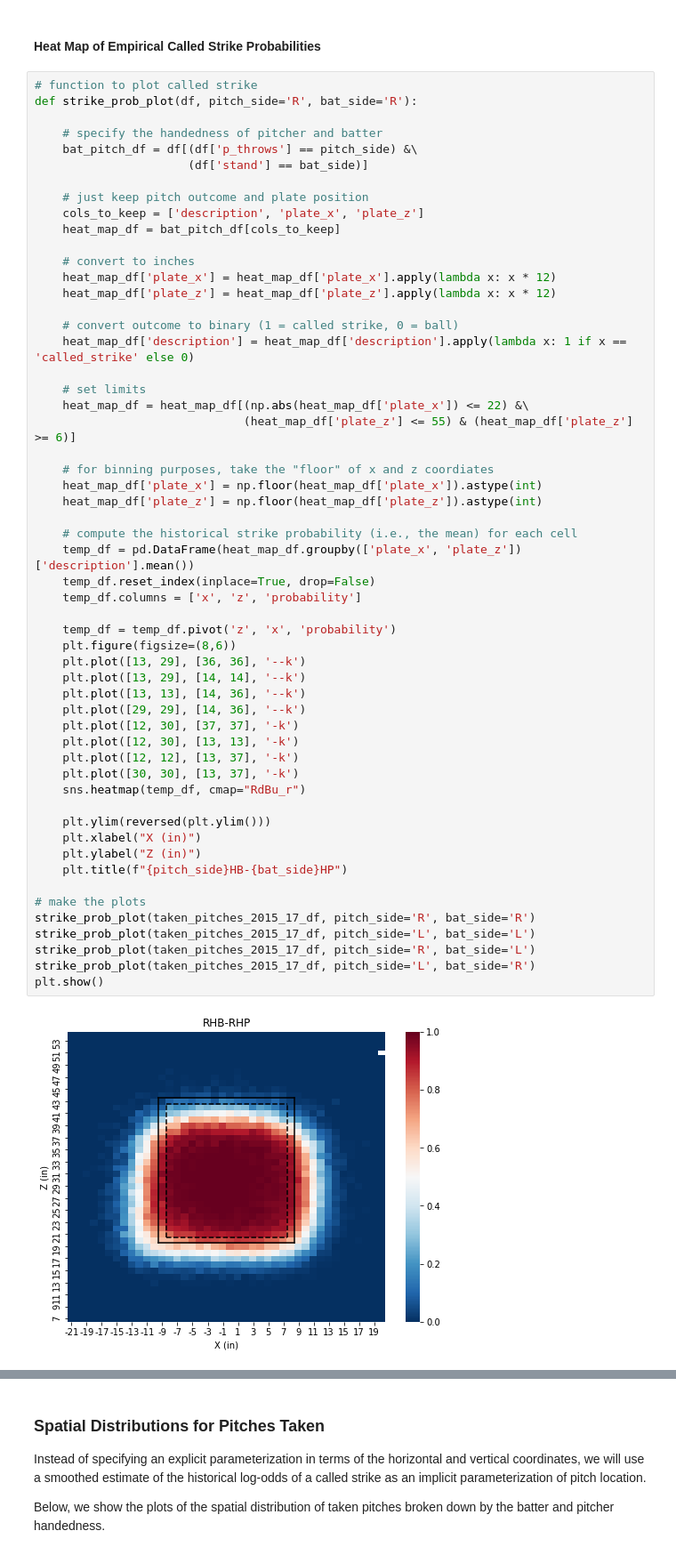
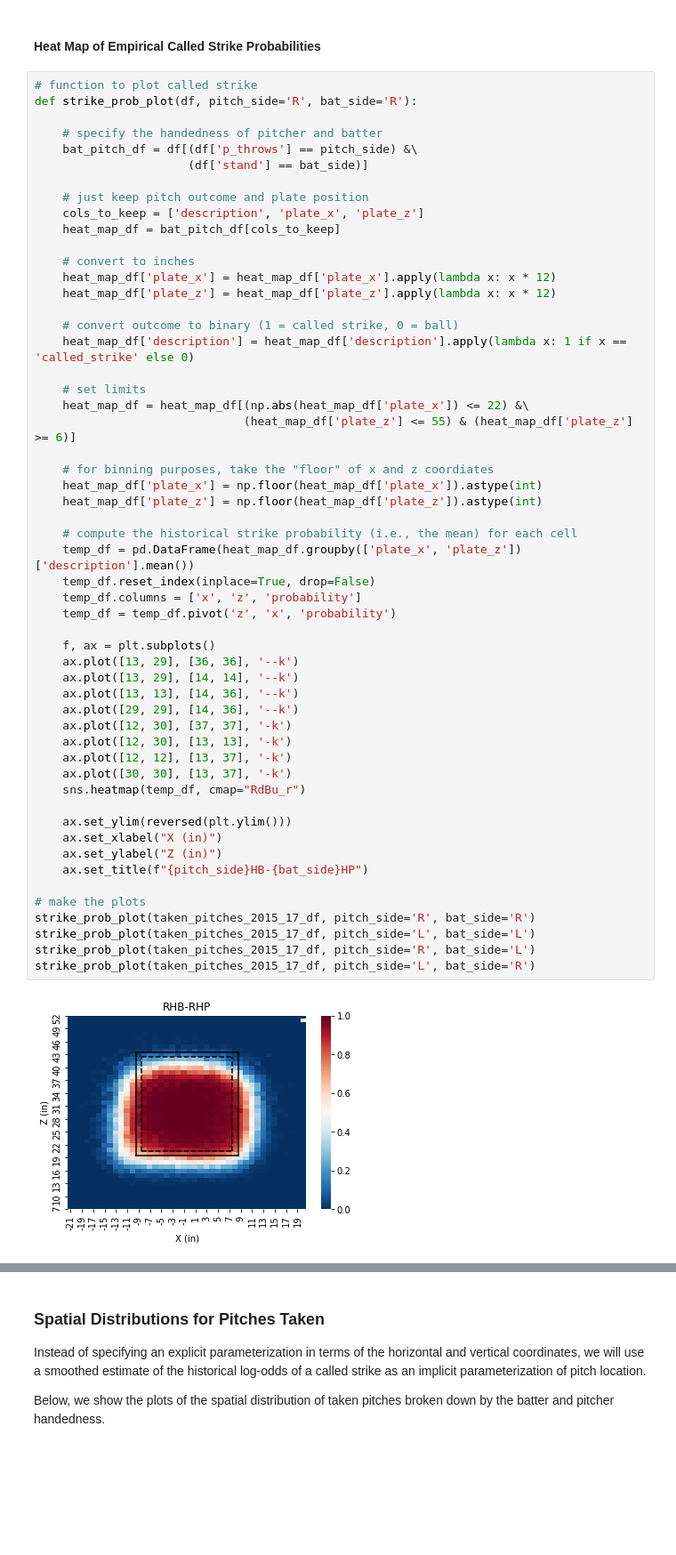
Before and after one commit to chrisjackson4256/BaseballDataAnalyses, a Jupyter notebook: PitchFramingModel.ipynb, the cells around one changed output, grey strips where cells are left out. Shown at 89% size. Cells and saved outputs as stored; diff of their text form; blank space fills up the shorter version.

```diff
--- a/PitchFramingModel.ipynb
+++ b/PitchFramingModel.ipynb
@@ -327,46 +314,45 @@ def strike_prob_plot(df, pitch_side='R', bat_side='R'):
 
     # convert to inches
     heat_map_df['plate_x'] = heat_map_df['plate_x'].apply(lambda x: x * 12)
     heat_map_df['plate_z'] = heat_map_df['plate_z'].apply(lambda x: x * 12)
 
     # convert outcome to binary (1 = called strike, 0 = ball)
     heat_map_df['description'] = heat_map_df['description'].apply(lambda x: 1 if x == 'called_strike' else 0)
 
     # set limits
     heat_map_df = heat_map_df[(np.abs(heat_map_df['plate_x']) <= 22) &\
                               (heat_map_df['plate_z'] <= 55) & (heat_map_df['plate_z'] >= 6)]
 
     # for binning purposes, take the "floor" of x and z coordiates
     heat_map_df['plate_x'] = np.floor(heat_map_df['plate_x']).astype(int)
     heat_map_df['plate_z'] = np.floor(heat_map_df['plate_z']).astype(int)
 
     # compute the historical strike probability (i.e., the mean) for each cell
     temp_df = pd.DataFrame(heat_map_df.groupby(['plate_x', 'plate_z'])['description'].mean())
     temp_df.reset_index(inplace=True, drop=False)
     temp_df.columns = ['x', 'z', 'probability']
+    temp_df = temp_df.pivot('z', 'x', 'probability')
 
-    temp_df = temp_df.pivot('z', 'x', 'probability')
-    plt.figure(figsize=(8,6))
-    plt.plot([13, 29], [36, 36], '--k')
-    plt.plot([13, 29], [14, 14], '--k')
-    plt.plot([13, 13], [14, 36], '--k')
-    plt.plot([29, 29], [14, 36], '--k')
-    plt.plot([12, 30], [37, 37], '-k')
-    plt.plot([12, 30], [13, 13], '-k')
-    plt.plot([12, 12], [13, 37], '-k')
-    plt.plot([30, 30], [13, 37], '-k')
+    f, ax = plt.subplots()
+    ax.plot([13, 29], [36, 36], '--k')
+    ax.plot([13, 29], [14, 14], '--k')
+    ax.plot([13, 13], [14, 36], '--k')
+    ax.plot([29, 29], [14, 36], '--k')
+    ax.plot([12, 30], [37, 37], '-k')
+    ax.plot([12, 30], [13, 13], '-k')
+    ax.plot([12, 12], [13, 37], '-k')
+    ax.plot([30, 30], [13, 37], '-k')
     sns.heatmap(temp_df, cmap="RdBu_r")
 
-    plt.ylim(reversed(plt.ylim()))
-    plt.xlabel("X (in)")
-    plt.ylabel("Z (in)")
-    plt.title(f"{pitch_side}HB-{bat_side}HP")
+    ax.set_ylim(reversed(plt.ylim()))
+    ax.set_xlabel("X (in)")
+    ax.set_ylabel("Z (in)")
+    ax.set_title(f"{pitch_side}HB-{bat_side}HP")
 
 # make the plots
 strike_prob_plot(taken_pitches_2015_17_df, pitch_side='R', bat_side='R')
 strike_prob_plot(taken_pitches_2015_17_df, pitch_side='L', bat_side='L')
 strike_prob_plot(taken_pitches_2015_17_df, pitch_side='R', bat_side='L')
 strike_prob_plot(taken_pitches_2015_17_df, pitch_side='L', bat_side='R')
-plt.show()
 # %% [output]
-[figure, old version]
+[figure, new version]
```
Also changed, not shown: parts of 19 cells of this notebook, 6 other files.
